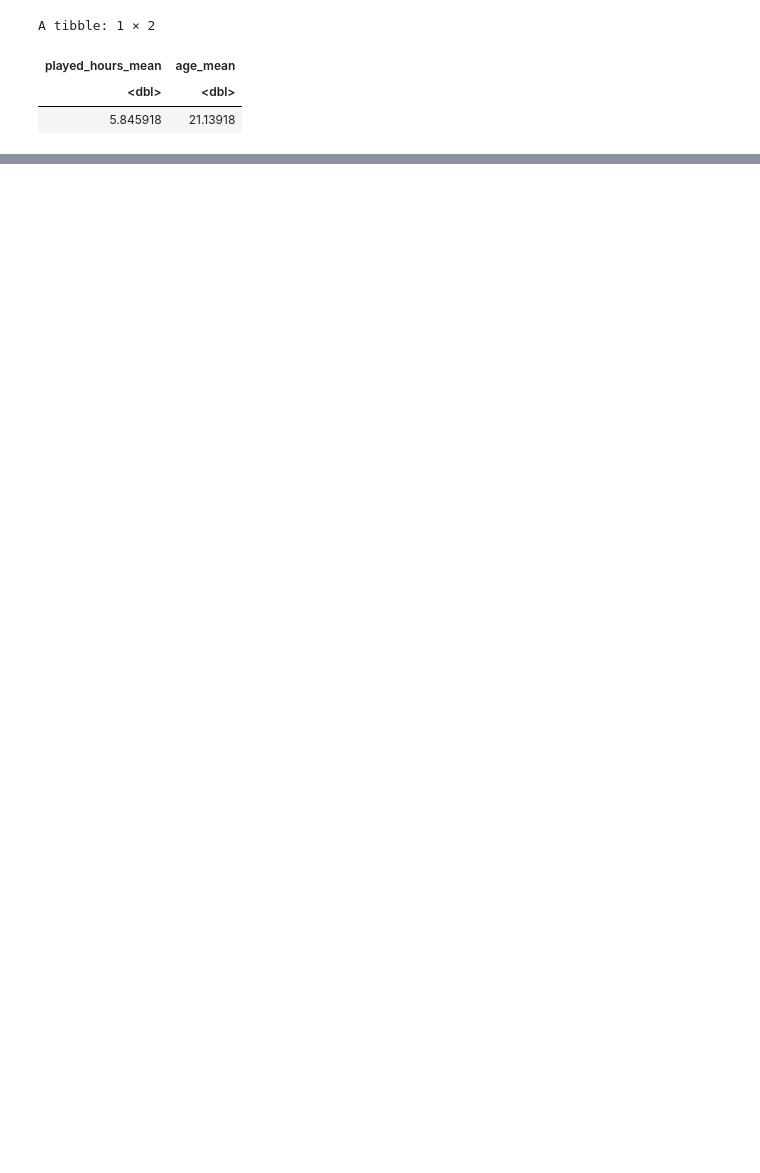
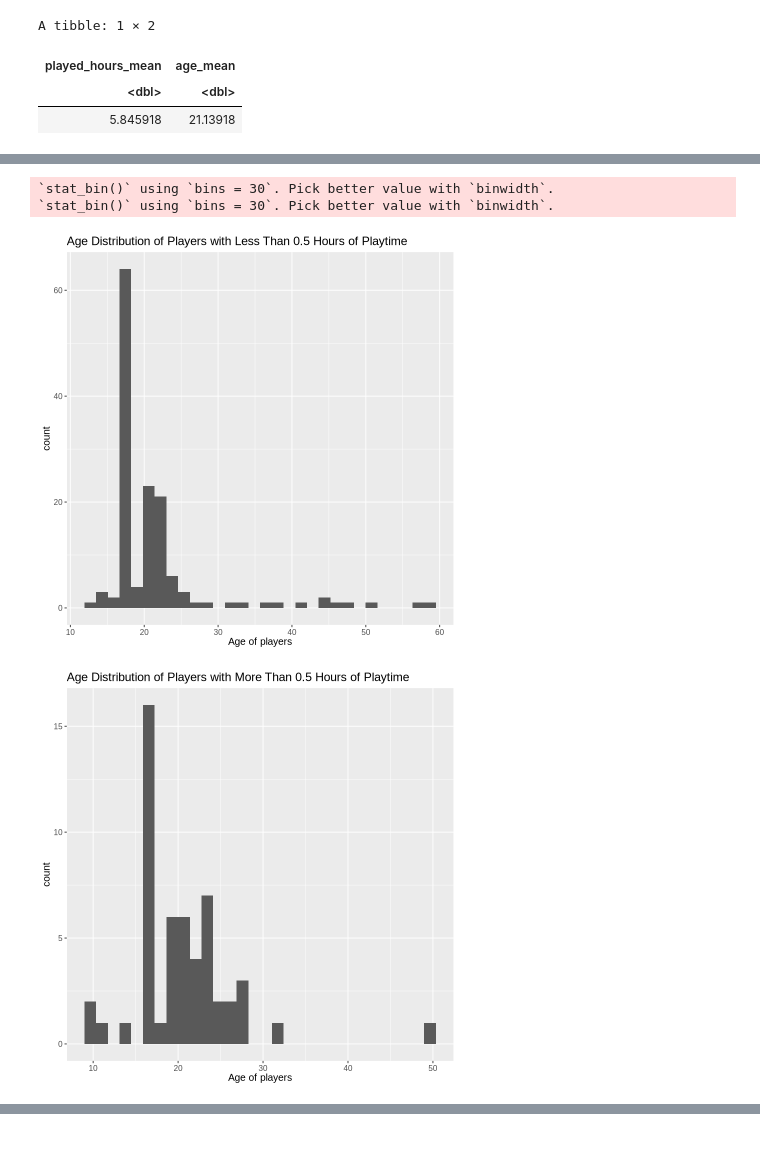
Before and after one commit to iriszovo/dsci-project, a Jupyter notebook: Individual project.ipynb, the cells around one changed output, grey strips where cells are left out. Drawn from its saved outputs; the diff is of its cells as text; code cells hidden in the pictures; blank space fills up the shorter version.

```diff
--- a/Individual project.ipynb
+++ b/Individual project.ipynb
@@ -296,17 +276,27 @@ Warning message:
 # %%
 no_played_age <- players_wrang|>
-#filter(played_hours <= 0.5)|>
+filter(played_hours <= 0.5)|>
 ggplot(aes(x= Age))+
 geom_histogram()+
 xlab("Age of players")+
+ggtitle("Age Distribution of Players with Less Than 0.5 Hours of Playtime")+
 theme(text = element_text(size = 12))
 
 played_age <- players_wrang|>
 filter(played_hours > 0.5)|>
 ggplot(aes(x= Age))+
 geom_histogram()+
 xlab("Age of players")+
+ggtitle("Age Distribution of Players with More Than 0.5 Hours of Playtime")+
 theme(text = element_text(size = 12))
+
+no_played_age
+played_age
+# %% [output]
+`stat_bin()` using `bins = 30`. Pick better value with `binwidth`.
+`stat_bin()` using `bins = 30`. Pick better value with `binwidth`.
+[figure, added]
+[figure, added]
 # %%
 age_hist <- players_wrang|>
 ggplot(aes(x= Age))+
```
Also changed, not shown: parts of 20 cells of this notebook.
